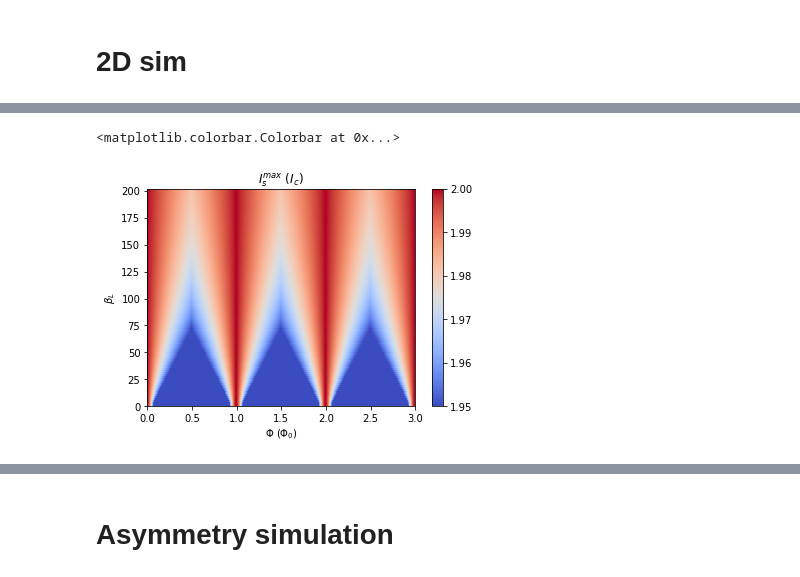
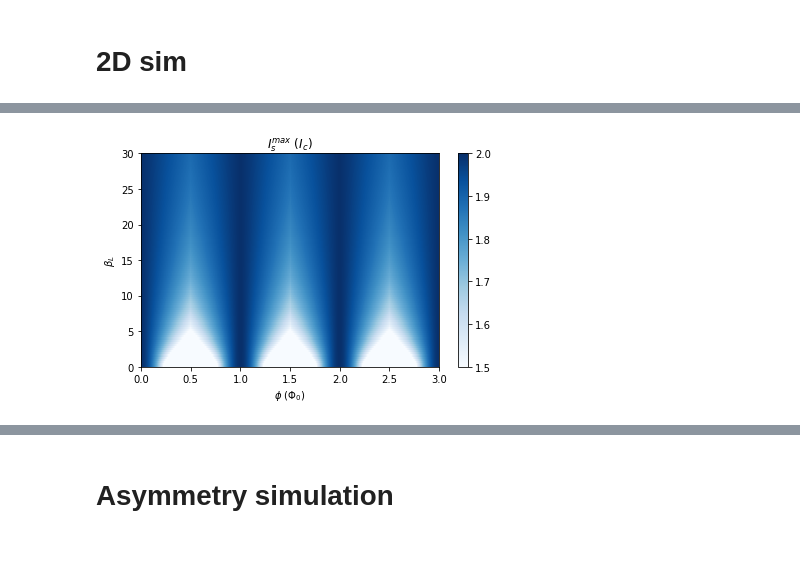
Before and after one commit to feschmidt/thesis, a Jupyter notebook: chapter-theory/notebooks/beta_L.ipynb, the cells around one changed output, grey strips where cells are left out. Saved outputs shown, nothing was run; the diff lists cells and outputs as text; code cells hidden in the pictures; blank space fills up the shorter version.

```diff
--- a/chapter-theory/notebooks/beta_L.ipynb
+++ b/chapter-theory/notebooks/beta_L.ipynb
@@ -46,7 +68,8 @@ for L in Ls:
             x0=[sol.x[0],sol.x[1]]
 
         b1 = (-np.inf,np.inf)
-        b2 = (-abs(Phie),abs(Phie))
+        b2 = (0,Phie)
+        #b2 = (-abs(Phie),abs(Phie))
         bnds= (b1,b2)
 
         def constraint1(x):
@@ -113,7 +136,7 @@ for L in Ls:
             x0=[sol.x[0],sol.x[1]]
 
         b1 = (-np.inf,np.inf)
-        b2 = (-abs(Phie),abs(Phie))
+        b2 = (0,Phie)
         bnds= (b1,b2)
 
         def constraint1(x):
@@ -173,9 +196,10 @@ array([  0.        ,   3.14159265,   6.28318531,  15.70796327,
 # 2D sim
 # %%
 Ls = np.linspace(0,101,101)
+Ls = np.linspace(0,15,101)
 beta_Ls = 2*Ls*Ic/Phi0
 # %%
-Phies = np.arange(0,0.5001,0.001)
+Phies = np.arange(0,0.51,0.01)
 phi1_sol = []
 Phi_sol = []
 for L in Ls:
@@ -248,12 +281,11 @@ plt.ylim(axlims)
 X,Y = np.meshgrid(fullPhie,beta_Ls)
 Z = np.array([fullI for fullI in fullIs])
 # %%
-plt.pcolormesh(X,Y,Z,cmap='coolwarm',vmin=1.95,vmax=2)
-plt.xlabel(r'$\Phi$ ($\Phi_0$)')
+plt.pcolormesh(X,Y,Z,cmap='Blues',vmin=1.5,vmax=2)
+plt.xlabel(r'$\phi$ ($\Phi_0$)')
 plt.ylabel(r'$\beta_L$')
 plt.title(r'$I_s^{max}$ ($I_c$)')
 plt.colorbar()
-#plt.ylim(0,70)
+plt.tight_layout()
 # %% [output]
-<matplotlib.colorbar.Colorbar at 0x...>
-[figure, old version]
+[figure, new version]
```
Also changed, not shown: parts of 9 cells of this notebook, 3 other files.
